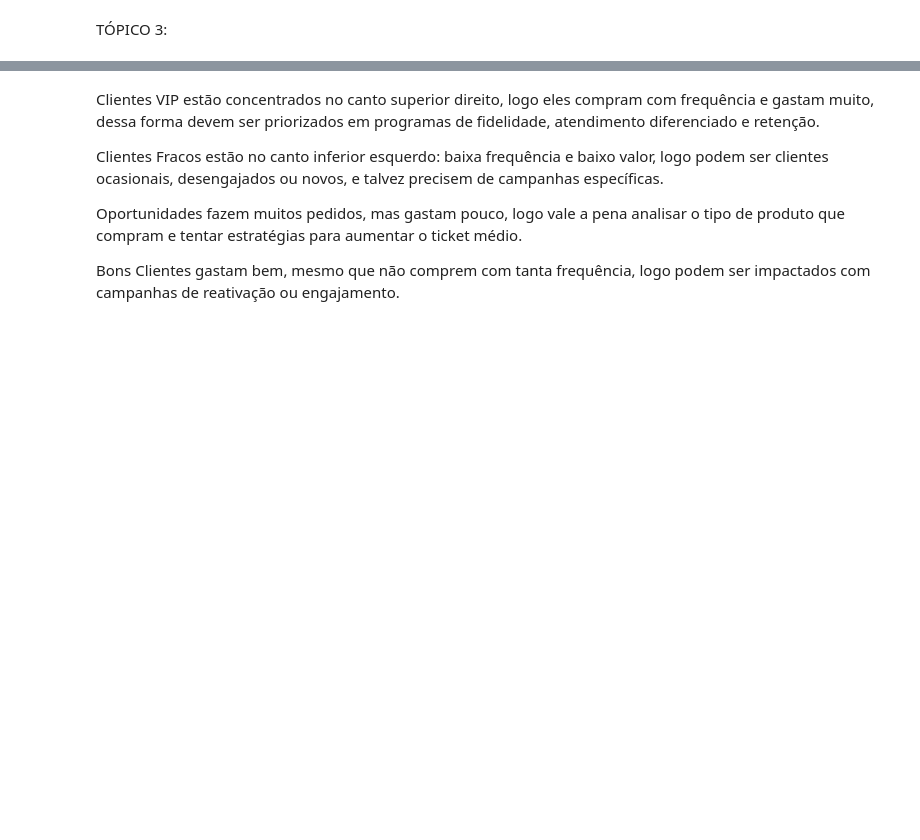
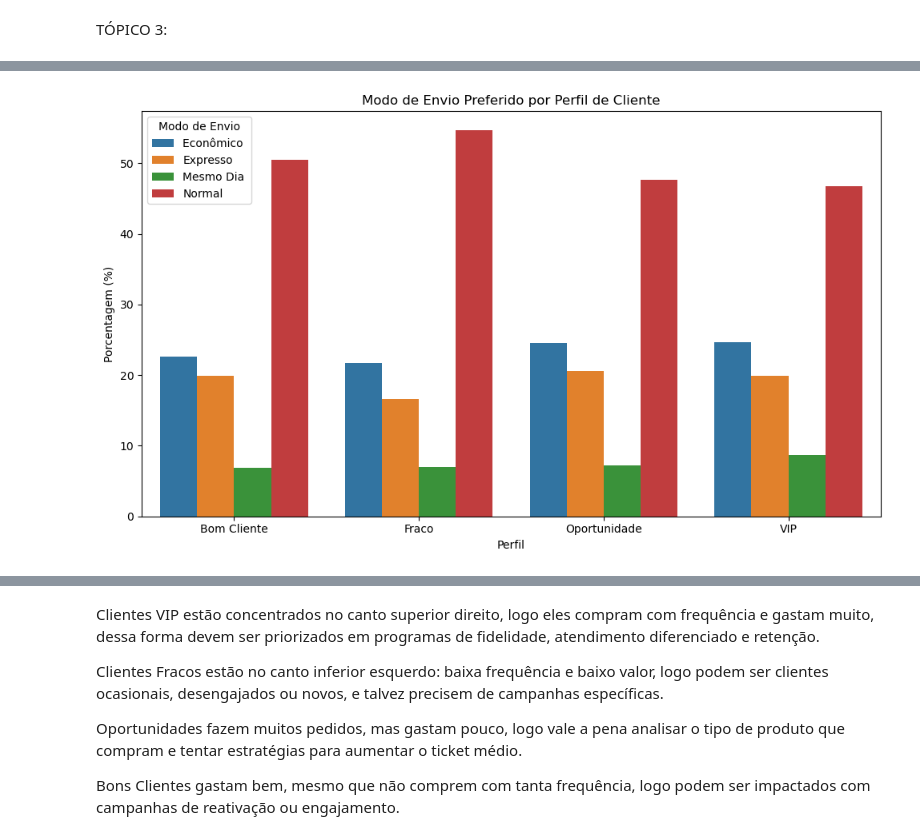
Before and after one commit to liviagcarvalho/Analise-de-Dados-Jr.---Livia-e-Joao, a Jupyter notebook: analises/3_Comportamento_Clientes_e_Segmentos.ipynb, the cells around one changed output, grey strips where cells are left out. Drawn from its saved outputs; the diff is of its cells as text; code cells hidden in the pictures; blank space fills up the shorter version.

Commit message:
Feat: Adicionando gráficos no item 3 que ajudam a compreender a relação dos clusters com outros tópicos

```diff
--- a/analises/3_Comportamento_Clientes_e_Segmentos.ipynb
+++ b/analises/3_Comportamento_Clientes_e_Segmentos.ipynb
@@ -150,7 +150,7 @@ TÓPICO 3:
 
 rfm = df.groupby('nome_cliente').agg({
     'id_pedido': 'nunique',   # frequência
-    'vendas': 'sum'           # valor total gasto
+    'vendas': 'sum'           # valor
 }).reset_index()
 
 rfm.columns = ['cliente', 'frequencia', 'valor']
@@ -172,3 +172,95 @@ def rotulo_cluster(linha):
         return 'Fraco'
 
 rfm['perfil'] = rfm.apply(rotulo_cluster, axis=1)
+
+
+plt.figure(figsize=(10,6))
+sea.scatterplot(
+    data=rfm,
+    x='frequencia',
+    y='valor',
+    hue='perfil',
+    palette='viridis',
+    s=100
+)
+plt.title('Clusters de Clientes: Frequência vs Valor')
+plt.xlabel('Frequência de Pedidos')
+plt.ylabel('Valor Total Gasto (R$)')
+plt.grid(True)
+plt.tight_layout()
+plt.show()
+
+dados_extra = df[['nome_cliente', 'modo_envio', 'categoria', 'subcategoria']].drop_duplicates()
+rfm = rfm.merge(dados_extra, left_on='cliente', right_on='nome_cliente', how='left')
+rfm.drop(columns=['nome_cliente'], inplace=True)  # limpar duplicada
+
+modo_envio_por_perfil = rfm.groupby(['perfil', 'modo_envio']).size().reset_index(name='quantidade')
+modo_envio_por_perfil['%'] = modo_envio_por_perfil.groupby('perfil')['quantidade'].transform(lambda x: (x / x.sum() * 100).round(2))
+
+plt.figure(figsize=(10,6))
+sea.barplot(data=modo_envio_por_perfil, x='perfil', y='%', hue='modo_envio')
+plt.title('Modo de Envio Preferido por Perfil de Cliente')
+plt.ylabel('Porcentagem (%)')
+plt.xlabel('Perfil')
+plt.legend(title='Modo de Envio')
+plt.tight_layout()
+plt.show()
+
+categoria_por_perfil = rfm.groupby(['perfil', 'categoria']).size().reset_index(name='quantidade')
+categoria_por_perfil['%'] = categoria_por_perfil.groupby('perfil')['quantidade'].transform(lambda x: (x / x.sum() * 100).round(2))
+
+plt.figure(figsize=(10,6))
+sea.barplot(data=categoria_por_perfil, x='perfil', y='%', hue='categoria')
+plt.title('Categorias mais Compradas por Perfil de Cliente')
+plt.ylabel('Porcentagem (%)')
+plt.xlabel('Perfil')
+plt.legend(title='Categoria')
+plt.tight_layout()
+plt.show()
+
+clientes_regioes = df[['nome_cliente', 'região']].drop_duplicates()
+rfm_geo = rfm.merge(clientes_regioes, left_on='cliente', right_on='nome_cliente', how='left')
+
+contagem_regioes = rfm_geo.groupby(['perfil', 'região']).size().reset_index(name='quantidade')
+
+contagem_regioes['percentual'] = contagem_regioes.groupby('perfil')['quantidade'].transform(lambda x: (x / x.sum()) * 100)
+
+
+plt.figure(figsize=(10,6))
+sea.barplot(data=contagem_regioes, x='região', y='percentual', hue='perfil')
+plt.title('Distribuição dos Perfis de Clientes por Região')
+plt.ylabel('Porcentagem (%)')
+plt.xlabel('Região')
+plt.legend(title='Perfil')
+plt.tight_layout()
+plt.show()
+
+rfm = rfm.merge(
+    df[['nome_cliente', 'segmento']].drop_duplicates(),
+    left_on='cliente',
+    right_on='nome_cliente',
+    how='left'
+)
+
+rfm.drop(columns=['nome_cliente'], inplace=True)
+
+segmento_por_perfil = rfm.groupby(['perfil', 'segmento']).size().reset_index(name='contagem')
+
+total_por_perfil = segmento_por_perfil.groupby('perfil')['contagem'].transform('sum')
+
+segmento_por_perfil['porcentagem'] = (segmento_por_perfil['contagem'] / total_por_perfil * 100).round(2)
+
+plt.figure(figsize=(10, 6))
+sea.barplot(
+    data=segmento_por_perfil,
+    x='perfil',
+    y='porcentagem',
+    hue='segmento'
+)
+plt.title('Distribuição de Segmentos dentro de Cada Perfil de Cliente')
+plt.ylabel('Porcentagem (%)')
+plt.xlabel('Perfil de Cliente')
+plt.legend(title='Segmento')
+plt.tight_layout()
+plt.show()
+# %% [output]
@@ -174,0 +268 @@ rfm['perfil'] = rfm.apply(rotulo_cluster, axis=1)
+[figure, added]
```
Also changed, not shown: parts of 3 cells of this notebook.
